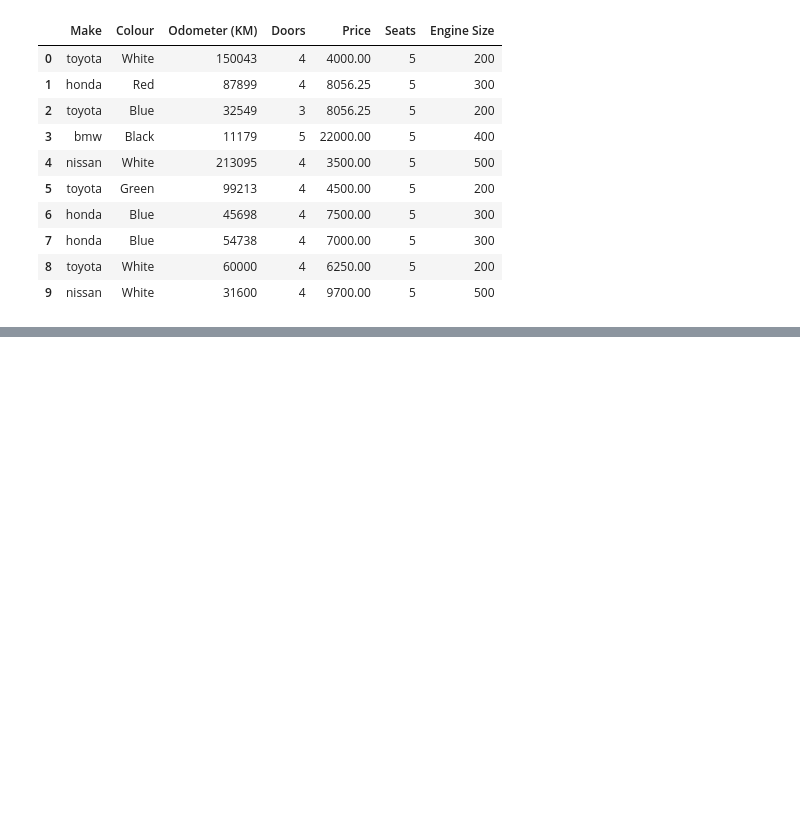
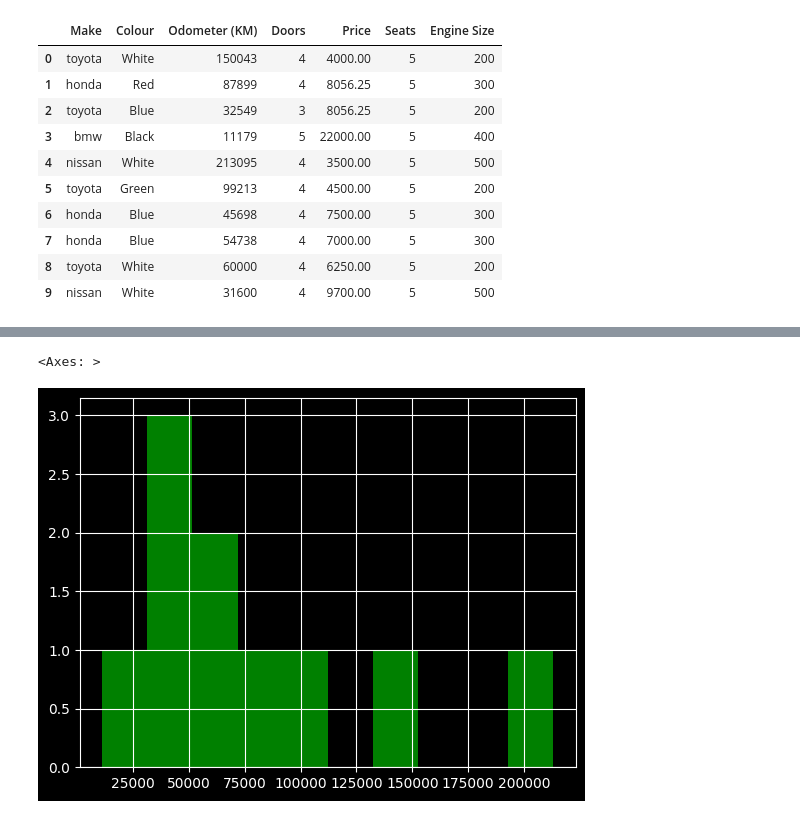
Before and after one commit to Muhammad-Bilal1605/LearningAI, a Jupyter notebook: scripts/Assignment2: Pandas.ipynb, the cells around one changed output, grey strips where cells are left out. Drawn from its saved outputs; the diff is of its cells as text; code cells hidden in the pictures; blank space fills up the shorter version.

```diff
--- a/scripts/Assignment2: Pandas.ipynb
+++ b/scripts/Assignment2: Pandas.ipynb
@@ -775,0 +785,5 @@ dataframe
+# %%
+dataframe["Odometer (KM)"].hist(color='green')
+# %% [output]
+<Axes: >
+[figure, added]
```
Also changed, not shown: parts of 3 cells of this notebook.
